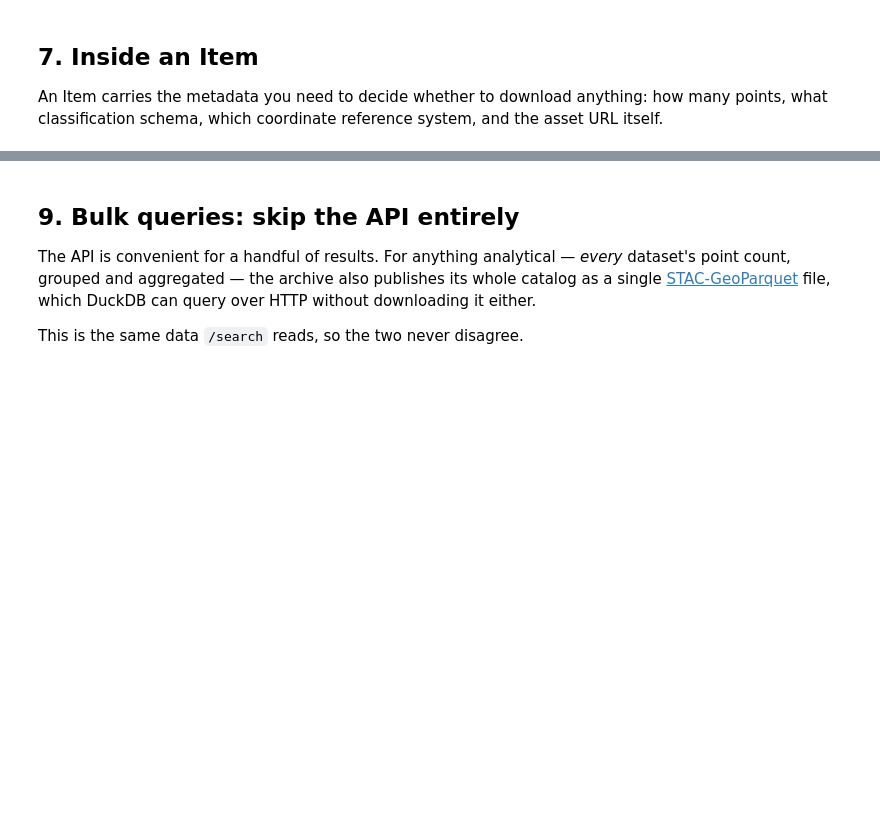
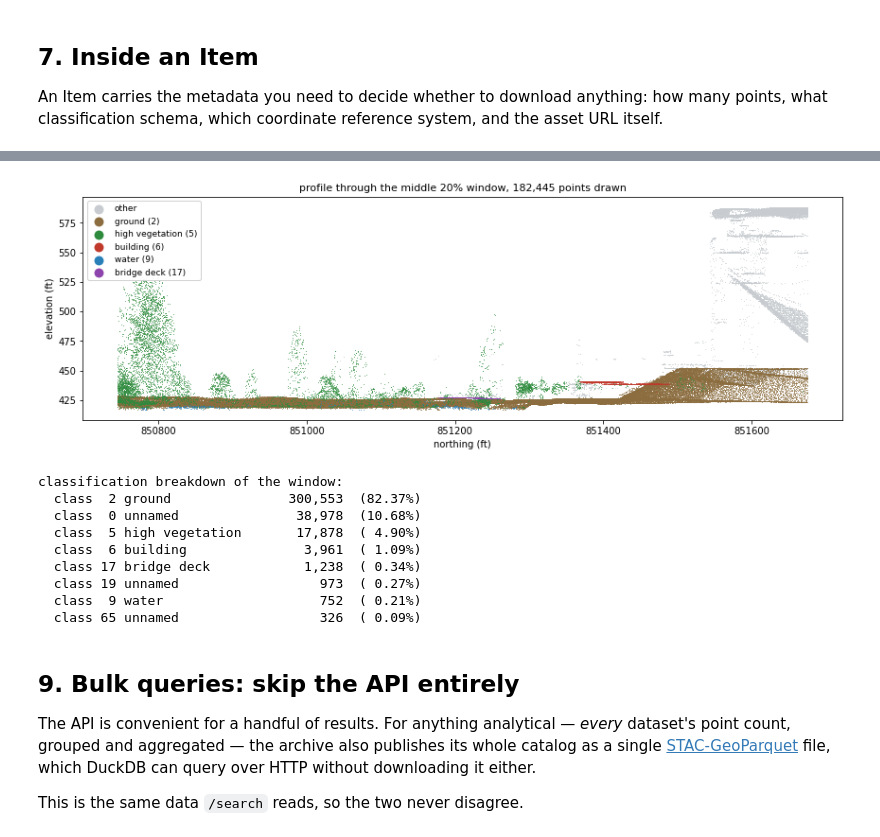
Before and after one commit to hobuinc/pointcloud.org, a Jupyter notebook: examples/pystac-client-quickstart.ipynb, the cells around one changed output, grey strips where cells are left out. Drawn from its saved outputs; the diff is of its cells as text; code cells hidden in the pictures; blank space fills up the shorter version.

```diff
--- a/examples/pystac-client-quickstart.ipynb
+++ b/examples/pystac-client-quickstart.ipynb
@@ -322,3 +423,48 @@ PDAL not installed — install python-pdal to run this, or try the URL directly:
+# %%
+CLASSES = {
+    2:  ("#8c6d3f", "ground"),
+    5:  ("#2e8b3d", "high vegetation"),
+    4:  ("#66bb5a", "medium vegetation"),
+    3:  ("#a5d6a0", "low vegetation"),
+    6:  ("#c0392b", "building"),
+    9:  ("#2980b9", "water"),
+    17: ("#8e44ad", "bridge deck"),
+}
+
+def plot_classified(ax, xs, ys, classes):
+    """Scatter per class so matplotlib builds a real legend, with everything
+    unnamed drawn once in grey underneath."""
+    known = np.isin(classes, list(CLASSES))
+    ax.scatter(xs[~known], ys[~known], s=0.5, c="#c8ccd0", linewidths=0, label="other")
+    for code, (color, label) in CLASSES.items():
+        m = classes == code
+        if m.any():
+            ax.scatter(xs[m], ys[m], s=0.5, c=color, linewidths=0, label=f"{label} ({code})")
+
+fig, ax = plt.subplots(figsize=(12, 4.2))
+plot_classified(ax, draw.y, draw.z, draw.classification)
+ax.set_xlabel("northing (ft)"); ax.set_ylabel("elevation (ft)")
+ax.set_title(f"profile through the middle 20% window, {len(draw):,} points drawn", fontsize=11)
+leg = ax.legend(markerscale=14, fontsize=9, loc="upper left", framealpha=0.9)
+plt.tight_layout()
+plt.show()
+
+classes, counts = np.unique(detail.classification, return_counts=True)
+print("classification breakdown of the window:")
+for code, n in sorted(zip(classes.tolist(), counts.tolist()), key=lambda t: -t[1])[:8]:
+    label = CLASSES.get(code, ("", "unnamed"))[1]
+    print(f"  class {code:>2} {label:<18} {n:>9,}  ({n / len(detail):6.2%})")
+# %% [output]
+[figure, added]
+classification breakdown of the window:
+  class  2 ground               300,553  (82.37%)
+  class  0 unnamed               38,978  (10.68%)
+  class  5 high vegetation       17,878  ( 4.90%)
+  class  6 building               3,961  ( 1.09%)
+  class 17 bridge deck            1,238  ( 0.34%)
+  class 19 unnamed                  973  ( 0.27%)
+  class  9 water                    752  ( 0.21%)
+  class 65 unnamed                  326  ( 0.09%)
 # %% [markdown]
 ## 9. Bulk queries: skip the API entirely
 
```
Also changed, not shown: parts of 19 cells of this notebook, 1 other file.
